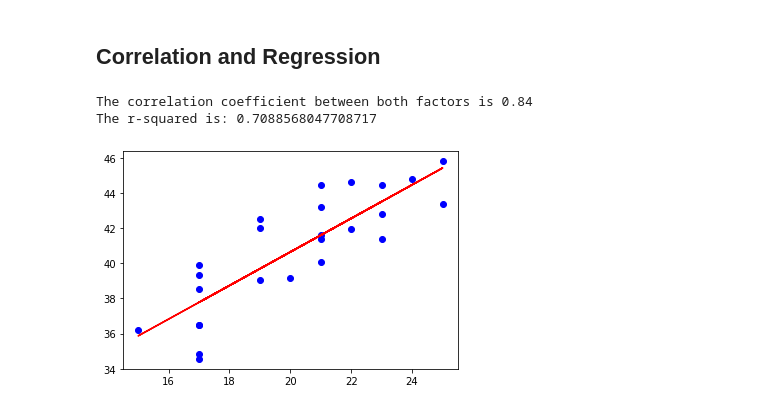
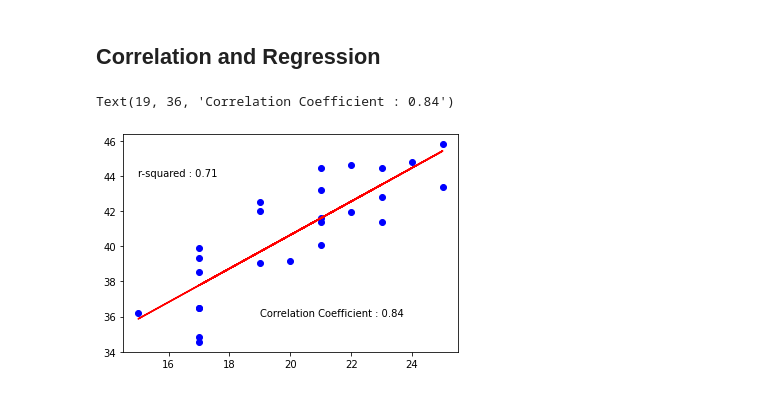
Before and after one commit to Shayoconnell7/pymaceuticals_challenge, a Jupyter notebook: pymaceuticals_challenge.ipynb, the cells around one changed output. Saved outputs shown, nothing was run; the diff lists cells and outputs as text; code cells hidden in the pictures.

Commit message:
added r squared and cc to plot

```diff
--- a/pymaceuticals_challenge.ipynb
+++ b/pymaceuticals_challenge.ipynb
@@ -348,16 +351,18 @@ plt.scatter(mouse_weight, avg_tumor_vol, marker='o', facecolors='blue')
 # %%
 # Calculate the correlation coefficient and linear regression model
 # for mouse weight and average tumor volume for the Capomulin regimen
 
-print(f"The correlation coefficient between both factors is {round(st.pearsonr(mouse_weight,avg_tumor_vol)[0],2)}")
 (slope, intercept, rvalue, pvalue, stderr) = linregress(mouse_weight,avg_tumor_vol)
 regress_values = mouse_weight * slope + intercept
 line_eq = "y = " + str(round(slope,2)) + "x + " + str(round(intercept,2))
 plt.scatter(mouse_weight, avg_tumor_vol, marker='o', facecolors='blue')
 plt.plot(mouse_weight,regress_values,"r-")
+rsquared = f"r-squared : {(round(rvalue**2,2))}"
+cc = f"Correlation Coefficient : {round(st.pearsonr(mouse_weight,avg_tumor_vol)[0],2)}"
+plt.annotate(rsquared, (15, 44))
+plt.annotate(cc, (19, 36))
+
 #plt.annotate(line_eq,(6,10),fontsize=15,color="red")
-print(f"The r-squared is: {rvalue**2}")
 # %% [output]
-The correlation coefficient between both factors is 0.84
-The r-squared is: 0.7088568047708717
+Text(19, 36, 'Correlation Coefficient : 0.84')
-[figure, old version]
+[figure, new version]
```
Also changed, not shown: parts of 5 cells of this notebook.
